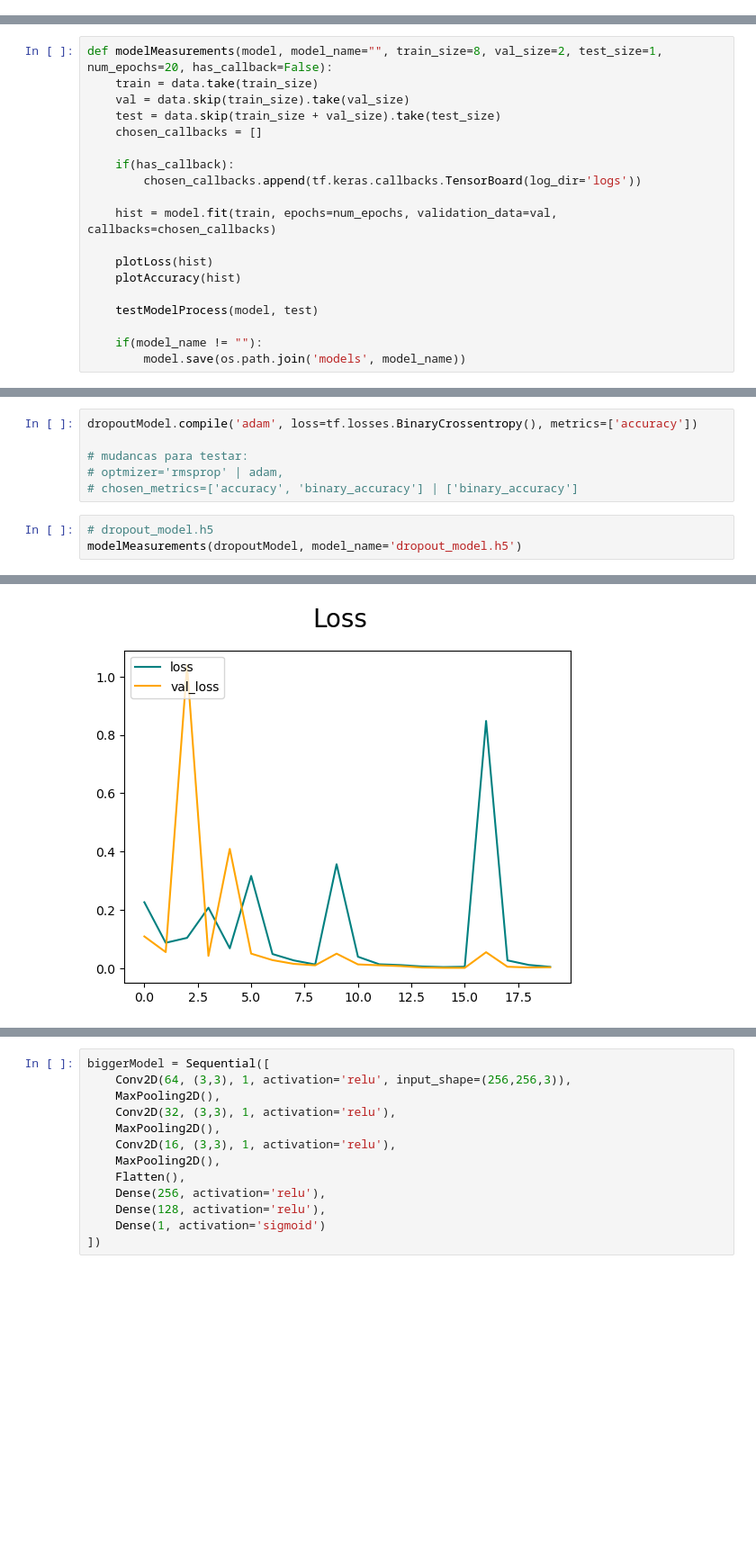
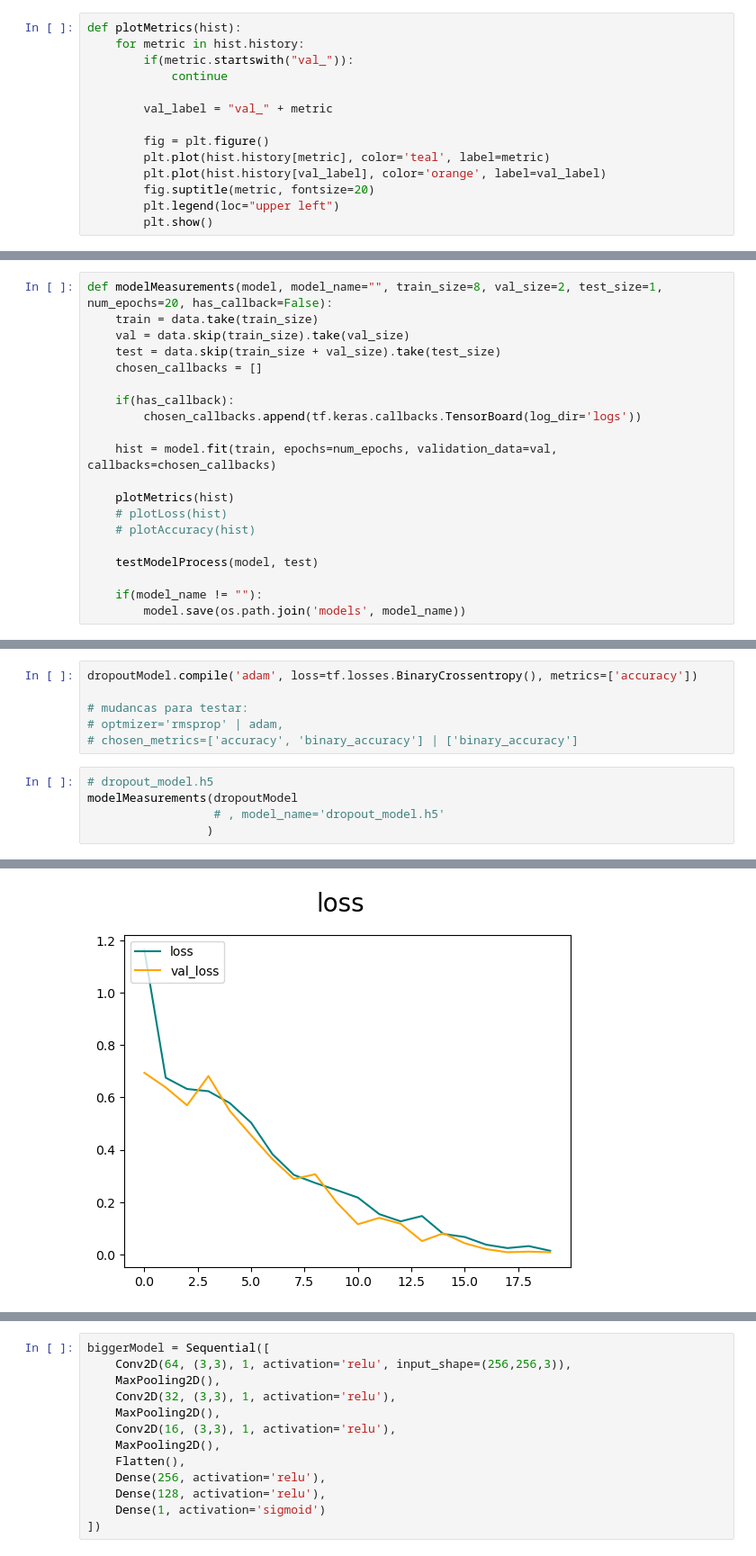
Before and after one commit to joaoHMeireles/Binary-Classification-Tests, a Jupyter notebook: BinaryClassificationTests.ipynb, the cells around one changed output, grey strips where cells are left out. Shown at 90% size. Saved outputs shown, nothing was run; the diff lists cells and outputs as text; blank space fills up the shorter version.

```diff
--- a/BinaryClassificationTests.ipynb
+++ b/BinaryClassificationTests.ipynb
@@ -312,3 +300,17 @@ def plotAccuracy(hist):
+# %%
+def plotMetrics(hist):
+    for metric in hist.history:
+        if(metric.startswith("val_")):
+            continue
+
+        val_label = "val_" + metric
+
+        fig = plt.figure()
+        plt.plot(hist.history[metric], color='teal', label=metric)
+        plt.plot(hist.history[val_label], color='orange', label=val_label)
+        fig.suptitle(metric, fontsize=20)
+        plt.legend(loc="upper left")
+        plt.show()
 # %%
 def simpleTest(model, image_path):
     img = cv2.imread(image_path)
@@ -348,8 +350,9 @@ def modelMeasurements(model, model_name="", train_size=8, val_size=2, test_size=
 
     hist = model.fit(train, epochs=num_epochs, validation_data=val, callbacks=chosen_callbacks)
 
-    plotLoss(hist)
-    plotAccuracy(hist)
+    plotMetrics(hist)
+    # plotLoss(hist)
+    # plotAccuracy(hist)
 
     testModelProcess(model, test)
 
@@ -442,6 +441,8 @@ dropoutModel.compile('adam', loss=tf.losses.BinaryCrossentropy(), metrics=['accu
 # chosen_metrics=['accuracy', 'binary_accuracy'] | ['binary_accuracy']
 # %%
 # dropout_model.h5
-modelMeasurements(dropoutModel, model_name='dropout_model.h5')
+modelMeasurements(dropoutModel
+                  # , model_name='dropout_model.h5'
+                 )
 # %% [output]
 Epoch 1/20
@@ -464 +465 @@ Epoch 20/20
-[figure, old version]
+[figure, new version]
```
Also changed, not shown: parts of 7 cells of this notebook.
